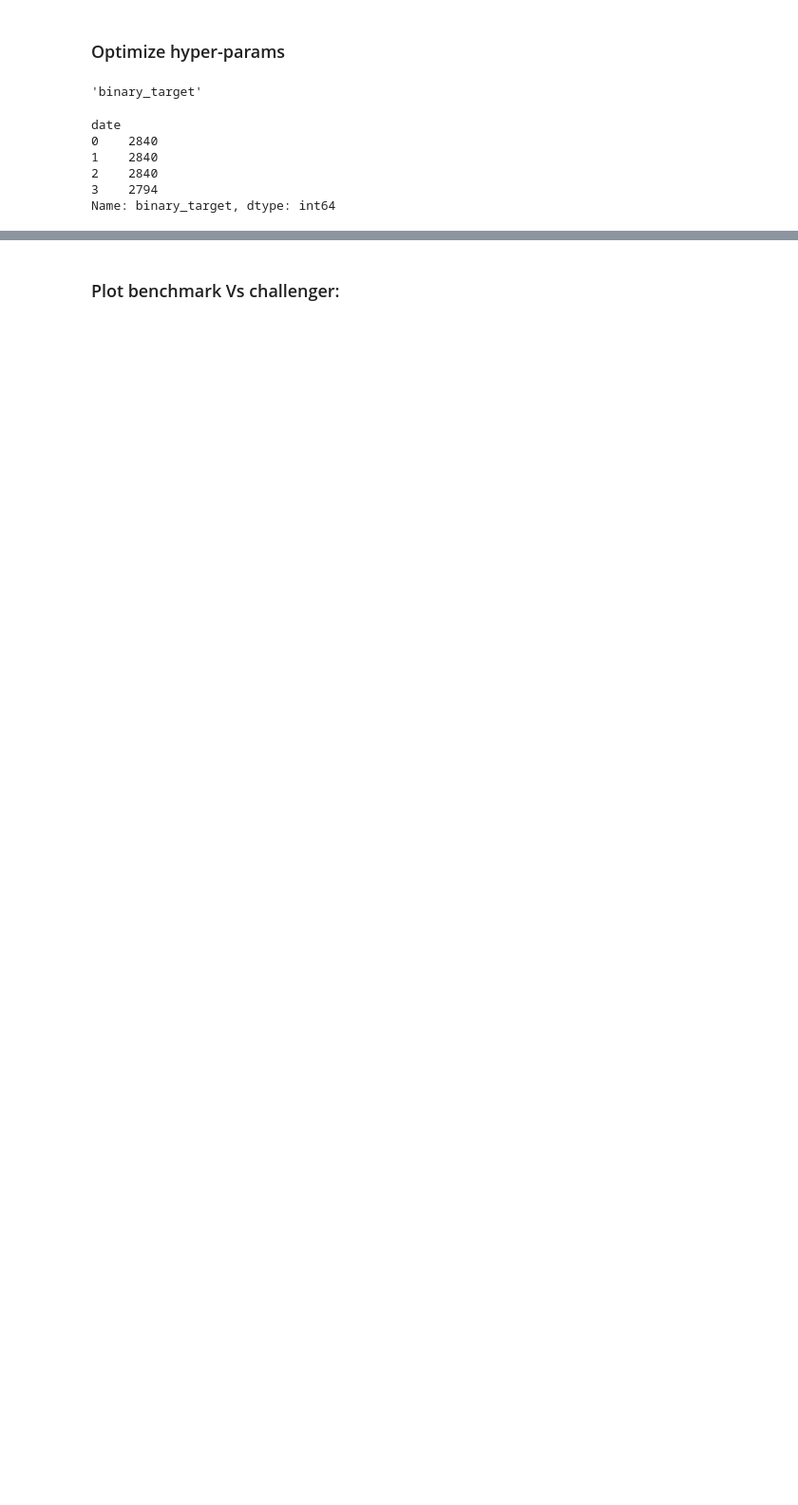
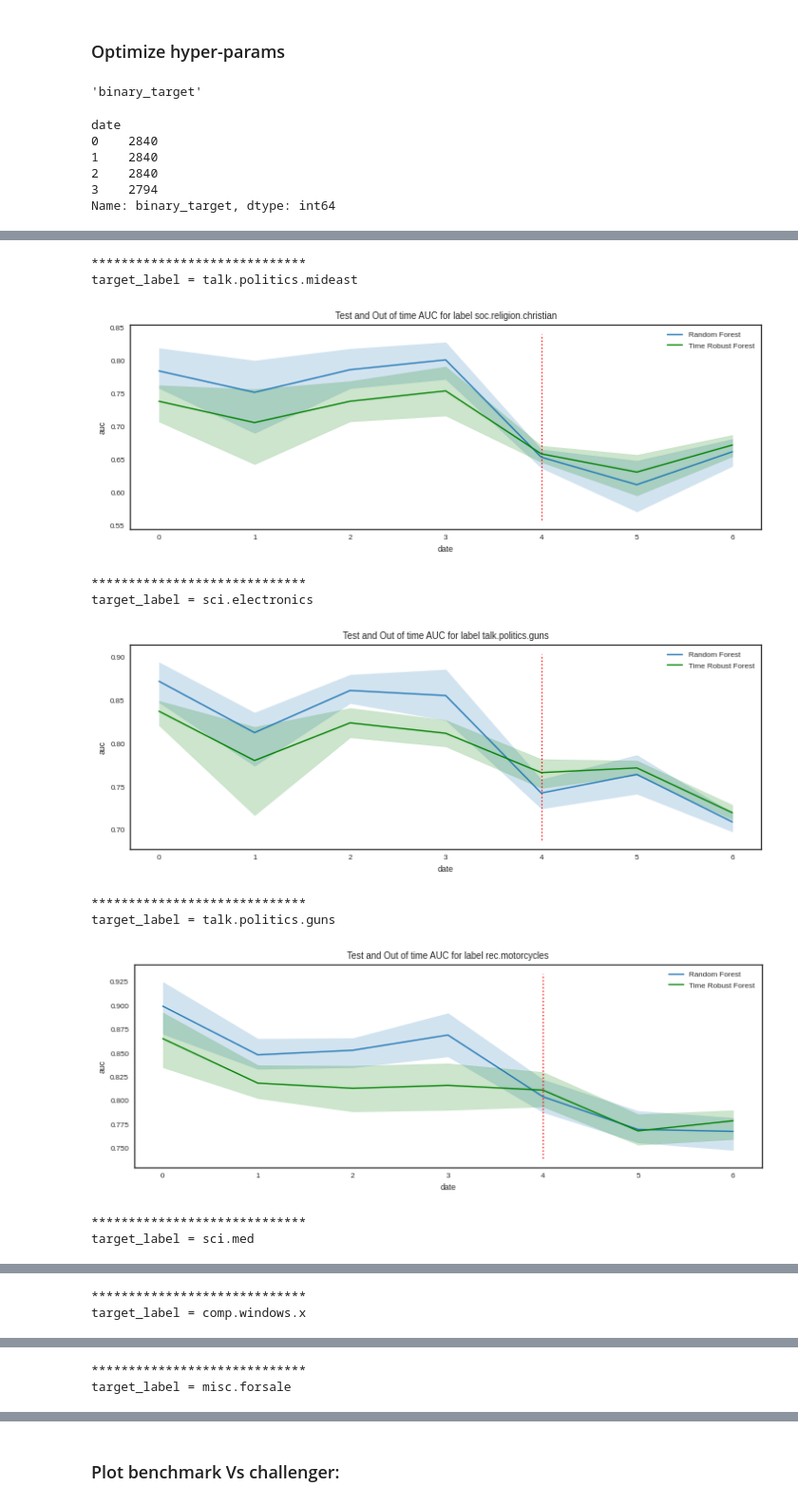
Before and after one commit to lgmoneda/time-robust-tree-paper, a Jupyter notebook: experiments/_20news.ipynb, the cells around one changed output, grey strips where cells are left out. Shown at 95% size. Drawn from its saved outputs; the diff is of its cells as text; code cells hidden in the pictures; blank space fills up the shorter version.

```diff
--- a/experiments/_20news.ipynb
+++ b/experiments/_20news.ipynb
@@ -360,15 +351,16 @@ from pycaret.classification import *
 # %%
-# params_grid = {"n_estimators": [30],
-#               "max_depth": [5, 10, 15],
-#               "min_impurity_decrease": [1e-3, 0],
-#               "min_sample_periods": [1, 5, 10],
-#               "period_criterion": ["max", "avg"]}
+params_grid = {"n_estimators": [1],
+              "max_depth": [5, 10, 15],
+              "min_impurity_decrease": [1e-5, 0],
+              "min_sample_periods": [1, 5, 15],
+              "max_features": [1.0],
+              "period_criterion": ["max", "avg"]}
 
-params_grid = {"n_estimators": [4],
-              "max_depth": [5],
-              "min_impurity_decrease": [0],
-              "min_sample_periods": [1, 2],
-              "period_criterion": ["max"]}
+# params_grid = {"n_estimators": [4],
+#               "max_depth": [5],
+#               "min_impurity_decrease": [0],
+#               "min_sample_periods": [1, 2],
+#               "period_criterion": ["max"]}
 
 params_grid_benchmark = params_grid.copy()
 params_grid_benchmark.pop("period_criterion")
@@ -399,5 +393,5 @@ features = list(vectorizer.vocabulary_.keys())
 # %%
-for i, target_label in enumerate(in_time["target"].unique()[:2]):
+for i, target_label in enumerate(in_time["target"].unique()[:]):
     print("*****************************")
     print("target_label = {}".format(label_dict[target_label]))
     holdout[target] = out_of_time["target"].apply(lambda x: 1 if x == target_label else 0)
@@ -418,7 +412,7 @@ for i, target_label in enumerate(in_time["target"].unique()[:2]):
                                              time_column,
                                              params_grid,
                                              cv=5,
-                                             score=roc_auc_score)
+                                             scorer=make_scorer(roc_auc_score, needs_proba=True))
 
     challenger_opt_param_dict[label_dict[target_label]] = challenger_opt_param
     challenger_model = TimeForestClassifier(time_column=time_column,
@@ -450,7 +444,7 @@ for i, target_label in enumerate(in_time["target"].unique()[:2]):
                                              dummy_time_column,
                                              params_grid_benchmark,
                                              cv=5,
-                                             score=roc_auc_score)
+                                             scorer=make_scorer(roc_auc_score, needs_proba=True))
 
     benchmark_opt_param_dict[label_dict[target_label]] = benchmark_opt_param
     benchmark_model = TimeForestClassifier(time_column=dummy_time_column,
@@ -489,7 +536,7 @@ bechmark_train_auc = []
 bechmark_opt_train_auc = []
 
 
-for i, target_label in enumerate(in_time["target"].unique()[:2]):
+for i, target_label in enumerate(in_time["target"].unique()[:]):
     print("*****************************")
     print("target_label = {}".format(label_dict[target_label]))
 
@@ -526,7 +573,7 @@ for i, target_label in enumerate(in_time["target"].unique()[:2]):
             ### Time Forest
             challenger_model = TimeForestClassifier(time_column=time_column,
                                            multi=True,
-                                           **challenger_opt_param)
+                                           **challenger_opt_param_dict[label_dict[target_label]])
             challenger_model.fit(train_vectors[features + [time_column]], train[target])
             train["time_prediction_tree"] = challenger_model.predict_proba(train_vectors[features])[:, 1]
             train_auc = roc_auc_score(train[target], train["time_prediction_tree"])
@@ -545,32 +592,44 @@ for i, target_label in enumerate(in_time["target"].unique()[:2]):
                                            **benchmark_opt_param_dict[label_dict[target_label]])
 
             model.fit(train_vectors[features + [dummy_time_column]], train[target])
 
             train["prediction"] = model.predict_proba(train_vectors[features])[:, 1]
             test["prediction"] = model.predict_proba(test_vectors[features])[:, 1]
             resampled_out_of_time["prediction"] = model.predict_proba(oot_vectors[features])[:, 1]
 
             benchmark_auc_by_date = pd.DataFrame(pd.concat([test, resampled_out_of_time]).groupby(time_column).apply(lambda x: roc_auc_score(x[target], x["prediction"])), columns=["auc"]).reset_index()
             challenger_auc_by_date = pd.DataFrame(pd.concat([test, resampled_out_of_time]).groupby(time_column).apply(lambda x: roc_auc_score(x[target], x["time_prediction_tree"])), columns=["auc"]).reset_index()
 
             challenger_boot.append(challenger_auc_by_date)
             benchmark_boot.append(benchmark_auc_by_date)
 
             train_auc = roc_auc_score(train[target], train["prediction"])
             bechmark_train_auc.append(train_auc)
         except:
             print("Failed label {}".format(target_label))
 
     challenger_auc_by_target = pd.concat(challenger_boot)
     benchmark_auc_by_target = pd.concat(benchmark_boot)
 
     challenger_all_labels_auc.append(challenger_auc_by_target)
     benchmark_all_labels_auc.append(benchmark_auc_by_target)
 
-    sns.lineplot(data=benchmark_auc_by_target, x="date", y="auc", label="Random Forest")
-    sns.lineplot(data=challenger_auc_by_target, x="date", y="auc", label="Time Robust Forest", color="green")
+    sns.lineplot(data=benchmark_auc_by_target.reset_index(), x="date", y="auc", label="Random Forest")
+    sns.lineplot(data=challenger_auc_by_target.reset_index(), x="date", y="auc", label="Time Robust Forest", color="green")
     xmin, xmax, ymin, ymax = plt.axis()
     plt.vlines(out_of_time_min_date, ymin, ymax, linestyle="dotted", color="red", label="Time split")
 
     plt.title("Test and Out of time AUC for label {}".format(label_dict.get(i, i)))
     plt.show()
+# %% [output]
+*****************************
+target_label = talk.politics.mideast
+[figure, added]
+*****************************
+target_label = sci.electronics
+[figure, added]
+*****************************
+target_label = talk.politics.guns
+[figure, added]
+*****************************
+target_label = sci.med
@@ -576,0 +637,2 @@ for i, target_label in enumerate(in_time["target"].unique()[:2]):
+*****************************
+target_label = comp.windows.x
@@ -576,0 +640,2 @@ for i, target_label in enumerate(in_time["target"].unique()[:2]):
+*****************************
+target_label = misc.forsale
```
Also changed, not shown: parts of 32 cells of this notebook, 5 other files.
